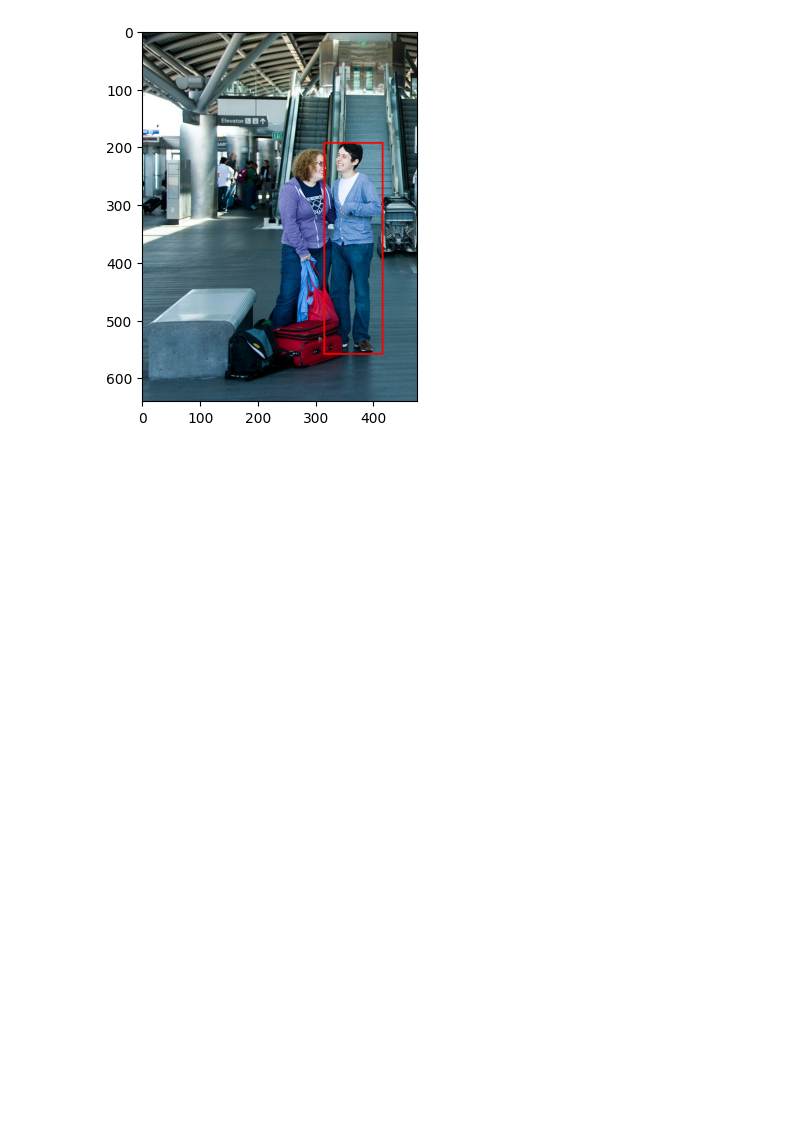
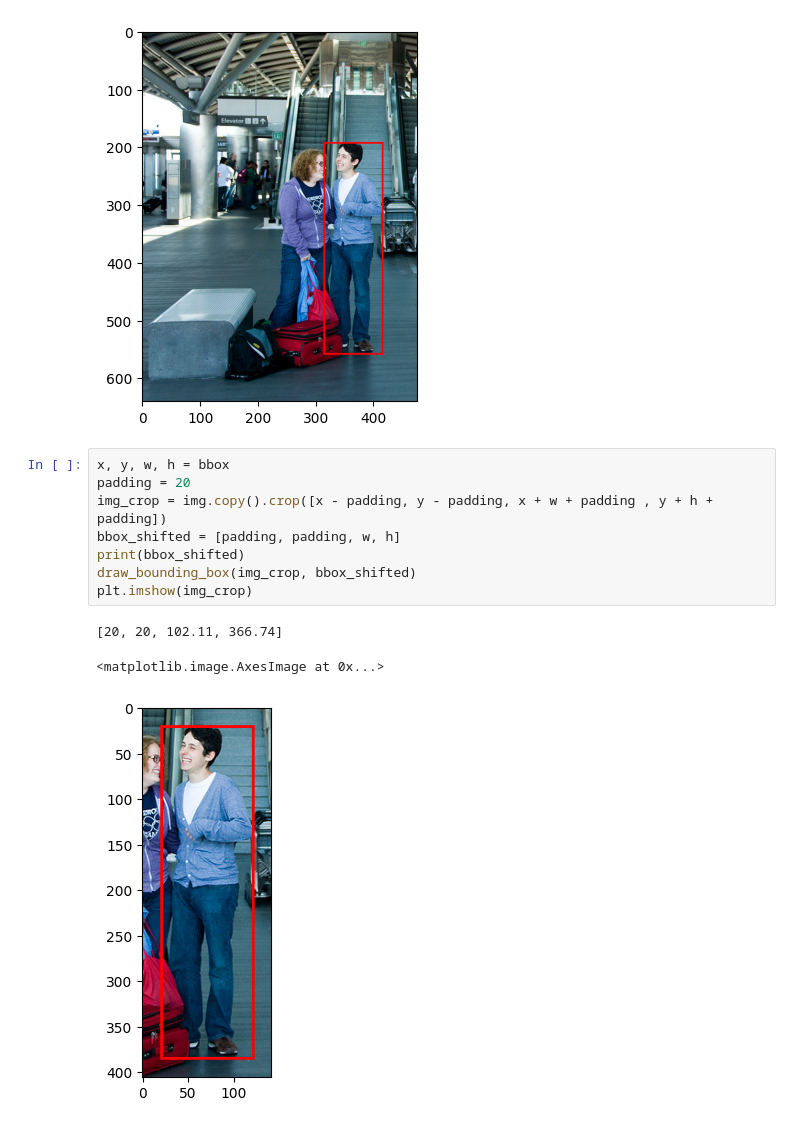
Before and after one commit to johnathanchiu/recursive-segmentation, a Jupyter notebook: nb.ipynb, the cells around one changed output. Saved outputs shown, nothing was run; the diff lists cells and outputs as text; blank space fills up the shorter version.

```diff
--- a/nb.ipynb
+++ b/nb.ipynb
@@ -86,3 +90,15 @@ plt.imshow(img)
 # %% [output]
 <matplotlib.image.AxesImage at 0x...>
 [figure]
+# %%
+x, y, w, h = bbox
+padding = 20
+img_crop = img.copy().crop([x - padding, y - padding, x + w + padding , y + h + padding])
+bbox_shifted = [padding, padding, w, h]
+print(bbox_shifted)
+draw_bounding_box(img_crop, bbox_shifted)
+plt.imshow(img_crop)
+# %% [output]
+[20, 20, 102.11, 366.74]
+<matplotlib.image.AxesImage at 0x...>
+[figure, added]
```
Also changed, not shown: parts of 2 cells of this notebook, 2 other files.
